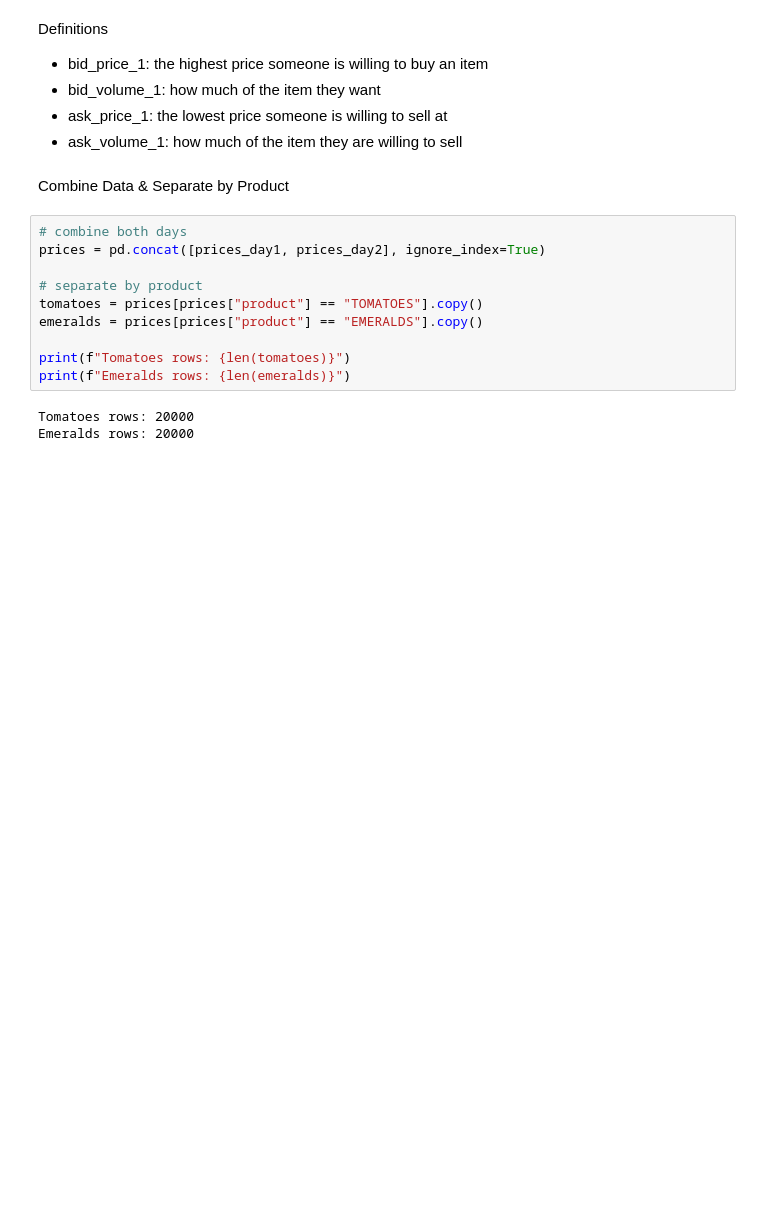
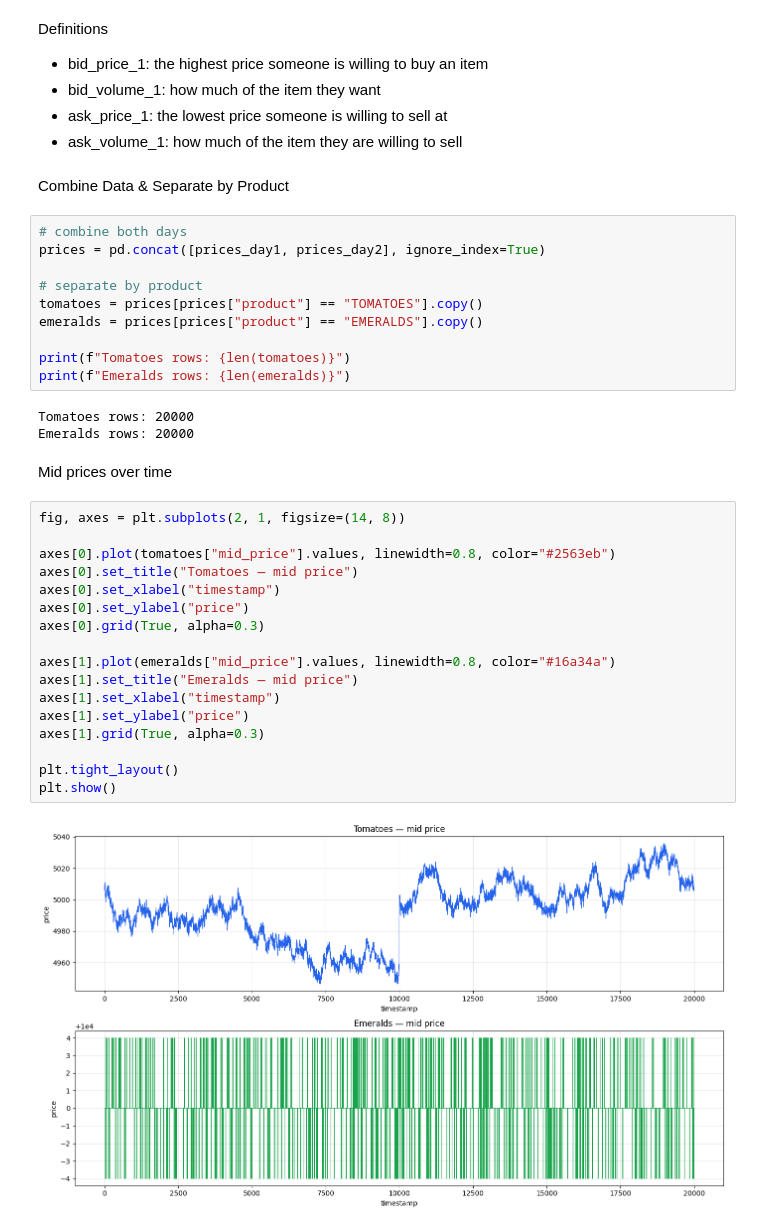
Before and after one commit to shohinirheasarkar/imc-prosperity-4-daily-tracker, a Jupyter notebook: eda/exploringtutorialdataimc.ipynb, the cells around one changed output. Saved outputs shown, nothing was run; the diff lists cells and outputs as text; blank space fills up the shorter version.

```diff
--- a/eda/exploringtutorialdataimc.ipynb
+++ b/eda/exploringtutorialdataimc.ipynb
@@ -48,3 +48,24 @@ print(f"Emeralds rows: {len(emeralds)}")
 # %% [output]
 Tomatoes rows: 20000
 Emeralds rows: 20000
+# %% [markdown]
+Mid prices over time
+# %%
+fig, axes = plt.subplots(2, 1, figsize=(14, 8))
+
+axes[0].plot(tomatoes["mid_price"].values, linewidth=0.8, color="#2563eb")
+axes[0].set_title("Tomatoes — mid price")
+axes[0].set_xlabel("timestamp")
+axes[0].set_ylabel("price")
+axes[0].grid(True, alpha=0.3)
+
+axes[1].plot(emeralds["mid_price"].values, linewidth=0.8, color="#16a34a")
+axes[1].set_title("Emeralds — mid price")
+axes[1].set_xlabel("timestamp")
+axes[1].set_ylabel("price")
+axes[1].grid(True, alpha=0.3)
+
+plt.tight_layout()
+plt.show()
+# %% [output]
+[figure, added]
```
